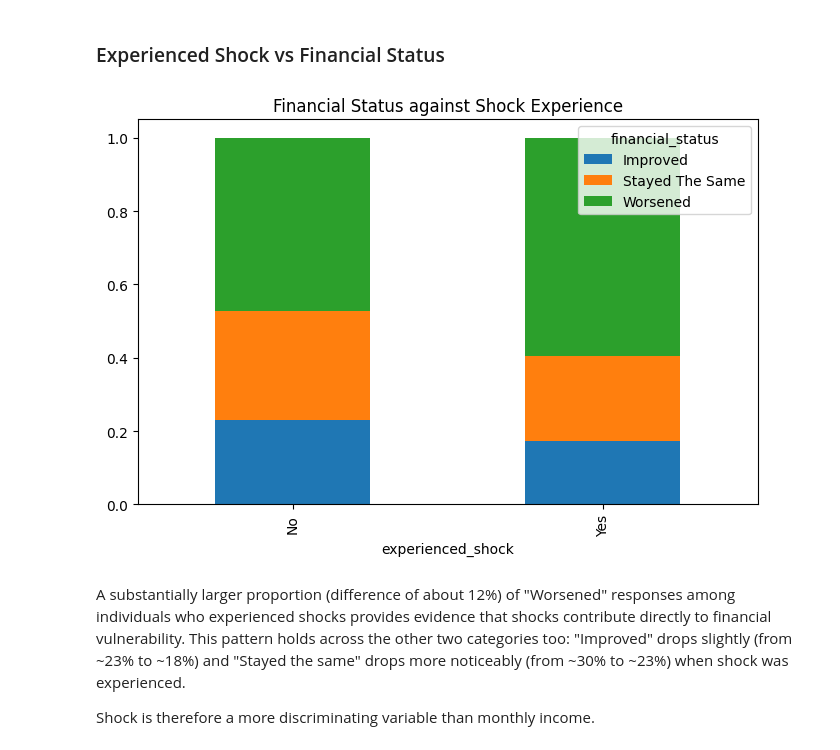
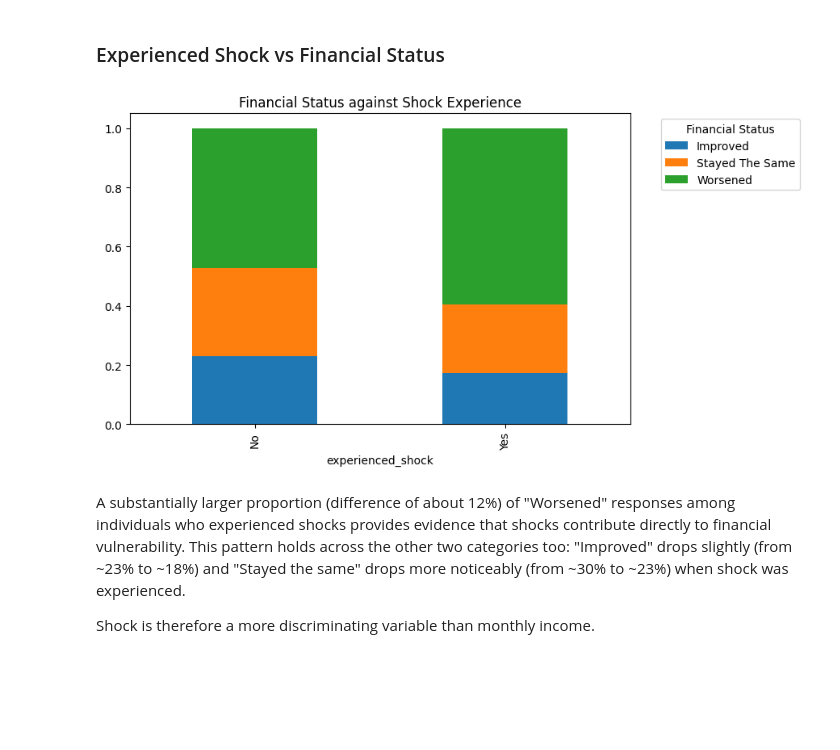
Before and after one commit to Guy0Kana/Datasprint2026-KenyaFinAccess, a Jupyter notebook: finaccess2024.ipynb, the cells around one changed output. Cells and saved outputs as stored; diff of their text form; code cells hidden in the pictures; blank space fills up the shorter version.

```diff
--- a/finaccess2024.ipynb
+++ b/finaccess2024.ipynb
@@ -276,20 +277,21 @@ This suggests that higher income acts as a protective factor against financial d
 # %%
 shock_table = pd.crosstab(
     financialaccess['experienced_shock'],
     financialaccess['financial_status'],
     normalize='index'
 )
 
 shock_table.plot(
     kind='bar',
     stacked=True,
     figsize=(8,5)
 )
 
 plt.title("Financial Status against Shock Experience")
+plt.legend(title="Financial Status", bbox_to_anchor=(1.05, 1), loc='upper left')
 plt.show()
 # %% [output]
-[figure, old version]
+[figure, new version]
 # %% [markdown]
 A substantially larger proportion (difference of about 12%) of "Worsened" responses among individuals who experienced shocks provides evidence that shocks contribute directly to financial vulnerability. This pattern holds across the other two categories too: "Improved" drops slightly (from ~23% to ~18%) and "Stayed the same" drops more noticeably (from ~30% to ~23%) when shock was experienced.
 
```
Also changed, not shown: parts of 27 cells of this notebook.
